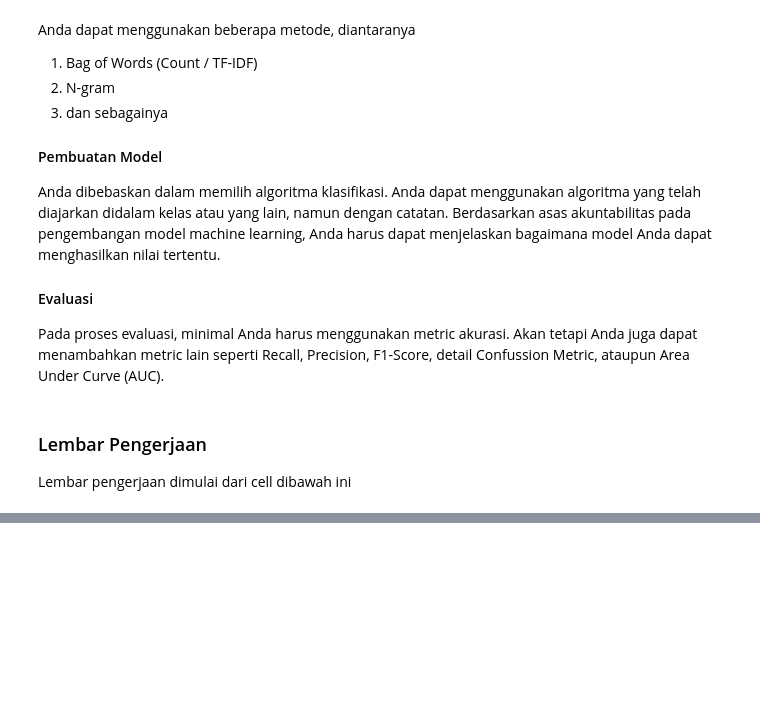
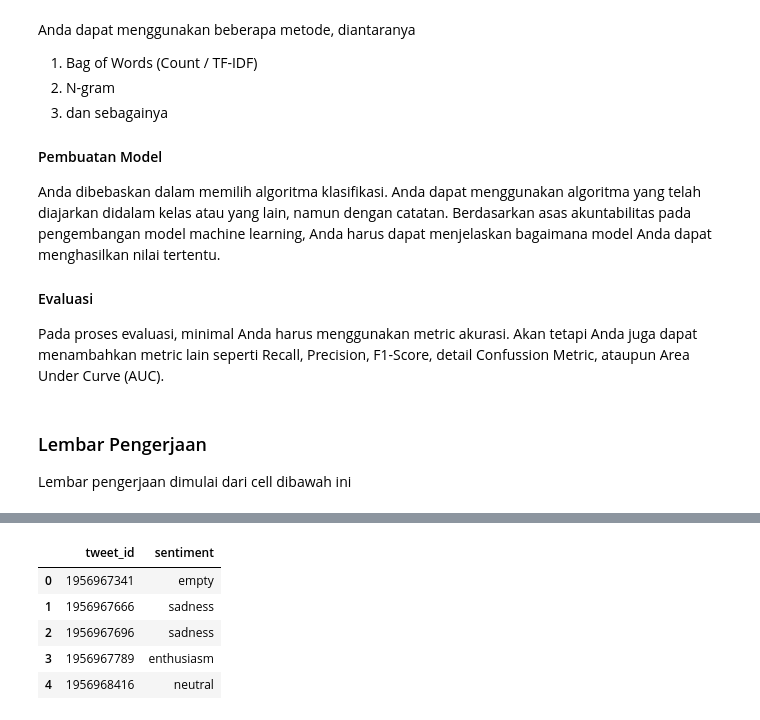
Before and after one commit to SnapeSnoop/MachineLearning, a Jupyter notebook: js08_uts.ipynb, the cells around one changed output, grey strips where cells are left out. Saved outputs shown, nothing was run; the diff lists cells and outputs as text; code cells hidden in the pictures; blank space fills up the shorter version.

```diff
--- a/js08_uts.ipynb
+++ b/js08_uts.ipynb
@@ -63,0 +77,11 @@ FileNotFoundError: ignored
+# %%
+df = df.drop(df.iloc[:,2:], axis=1)
+
+df.head()
+# %% [output]
+|  | tweet_id | sentiment |
+| 0 | 1956967341 | empty |
+| 1 | 1956967666 | sadness |
+| 2 | 1956967696 | sadness |
+| 3 | 1956967789 | enthusiasm |
+| 4 | 1956968416 | neutral |
```
Also changed, not shown: parts of 8 cells of this notebook.
